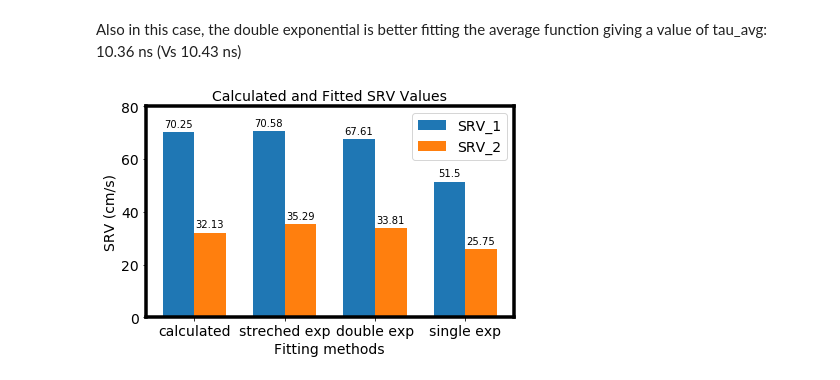
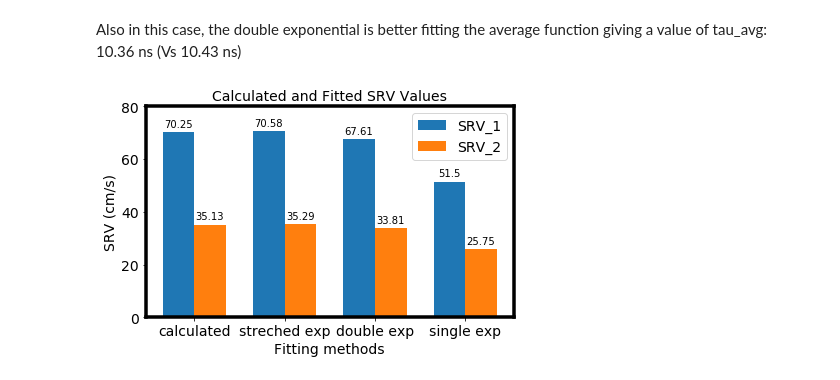
Before and after one commit to mtaddei94/TimeResolvedPL, a Jupyter notebook: TRPL_sim.ipynb, the cells around one changed output. Cells and saved outputs as stored; diff of their text form; code cells hidden in the pictures.

Commit message:
Corrected the bar chart and SRV values

```diff
--- a/TRPL_sim.ipynb
+++ b/TRPL_sim.ipynb
@@ -856,36 +848,36 @@ Also in this case, the double exponential is better fitting the average function
 # %%
 labels = ['calculated', 'streched exp', 'double exp', 'single exp']
 SRV_1 = [70.25, 70.58, 67.61, 51.50]
-SRV_2 = [32.13, 35.29, 33.81, 25.75]
+SRV_2 = [35.13, 35.29, 33.81, 25.75]
 x_hist = np.arange(len(labels))
 width = 0.35
 
 fig, ax = plt.subplots()
 rects1 = ax.bar(x_hist - width/2, SRV_1, width, label='SRV_1')
 rects2 = ax.bar(x_hist + width/2, SRV_2, width, label='SRV_2')
 
 ax.set_ylabel('SRV (cm/s)', fontsize =14)
 ax.set_title('Calculated and Fitted SRV Values', fontsize =14)
 ax.set_xticks(x_hist)
 ax.set_xticklabels(labels, fontsize =14)
 ax.set_yticklabels(np.arange(0, 100, 20), fontsize=14)
 ax.set_yticks(np.arange(0, 100, 20))
 ax.set_xlabel('Fitting methods', fontsize=14)
 ax.legend(fontsize =14)
 
 def autolabel(rects):
     """Attach a text label above each bar in *rects*, displaying its height."""
     for rect in rects:
         height = rect.get_height()
         ax.annotate('{}'.format(height),
                     xy=(rect.get_x() + rect.get_width() / 2, height),
                     xytext=(0, 3),  # 3 points vertical offset
                     textcoords="offset points",
                     ha='center', va='bottom')
 autolabel(rects1)
 autolabel(rects2)
 
 fig.tight_layout()
 plt.show()
 # %% [output]
-[figure, old version]
+[figure, new version]
```
Also changed, not shown: parts of 2 cells of this notebook.
